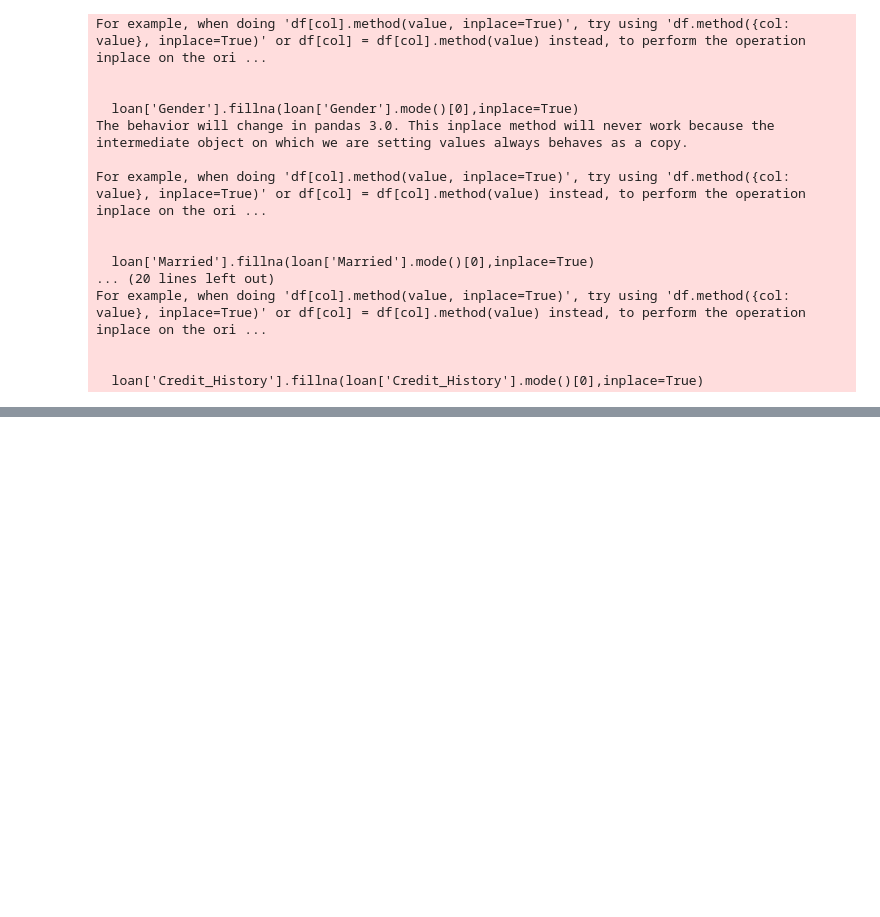
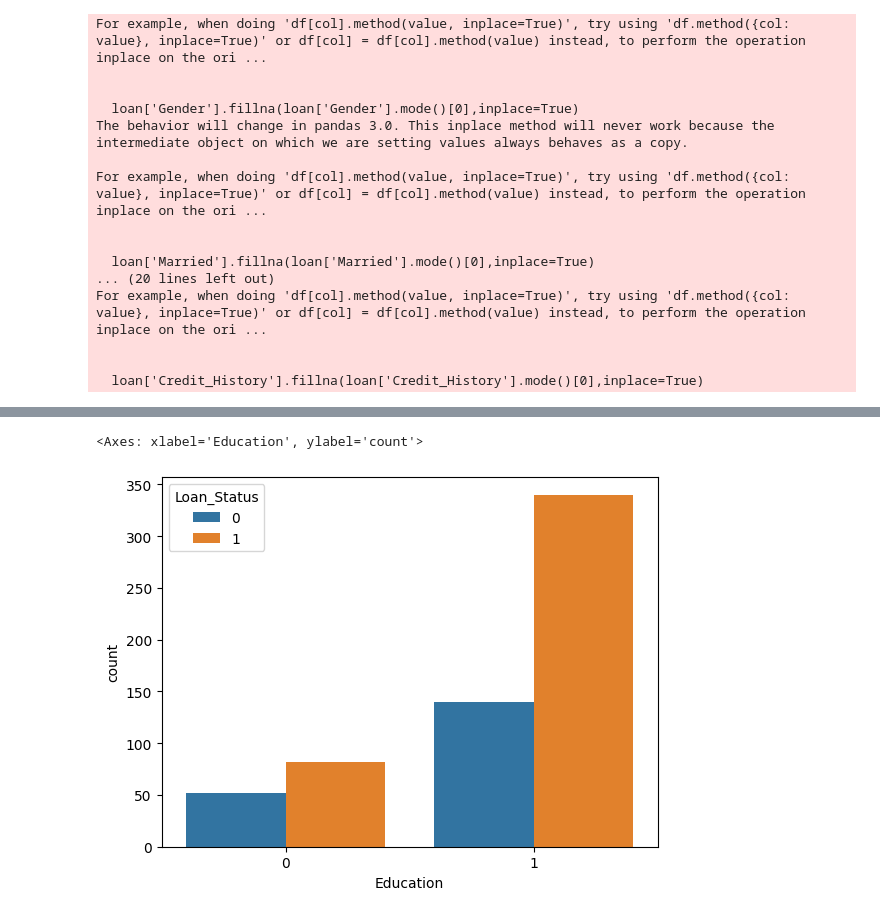
Before and after one commit to Blandy24/FUTURE_DS_03, a Jupyter notebook: LOAN PREDICTION.ipynb, the cells around one changed output, grey strips where cells are left out. Cells and saved outputs as stored; diff of their text form; code cells hidden in the pictures; blank space fills up the shorter version.

```diff
--- a/LOAN PREDICTION.ipynb
+++ b/LOAN PREDICTION.ipynb
@@ -144,9 +99,10 @@ For example, when doing 'df[col].method(value, inplace=True)', try using 'df.met
 
 
   loan['Credit_History'].fillna(loan['Credit_History'].mode()[0],inplace=True)
-# %%
-loan.LoanAmount=loan.LoanAmount.fillna(loan.LoanAmount.mean())
-loan.LoanAmount_norm=loan.LoanAmount_norm.fillna(loan.LoanAmount_norm.mean())
+# %%
+from sklearn.impute import SimpleImputer
+imputer = SimpleImputer(strategy='mean')
+loan['LoanAmount'] = imputer.fit_transform(loan[['LoanAmount']])
 # %%
 loan.isna().sum()
 # %% [output]
@@ -167,5 +122 @@ LoanAmount_norm      0
 dtype: int64
-# %%
-loan['TotalIncome']=loan['ApplicantIncome']+loan['CoapplicantIncome']
-loan['TotalIncome_log']=np.log(loan['TotalIncome'])
-loan['TotalIncome_log'].hist(bins=20)
@@ -186,0 +132,8 @@ y= loan.iloc[:,12].values
+# %%
+loan.replace({"Loan_Status":{'N':0,'Y':1}},inplace=True)
+loan.replace({"Gender":{'Female':0,'Male':1}},inplace=True)
+loan.replace({"Married":{'No':0,'Yes':1}},inplace=True)
+loan.replace({"Property_Area":{'Rural':0,'Semiurban':1,'Urban':2}},inplace=True)
+loan.replace({"Education":{'Not Graduate':0,'Graduate':1}},inplace=True)
+loan.replace({"Self_Employed":{'No':0,'Yes':1}},inplace=True)
+loan = loan.replace(to_replace='3+',value=4)
@@ -186,0 +149,5 @@ y= loan.iloc[:,12].values
+# %%
+sns.countplot(x='Education',hue='Loan_Status',data = loan)
+# %% [output]
+<Axes: xlabel='Education', ylabel='count'>
+[figure, added]
```
Also changed, not shown: parts of 38 cells of this notebook.
